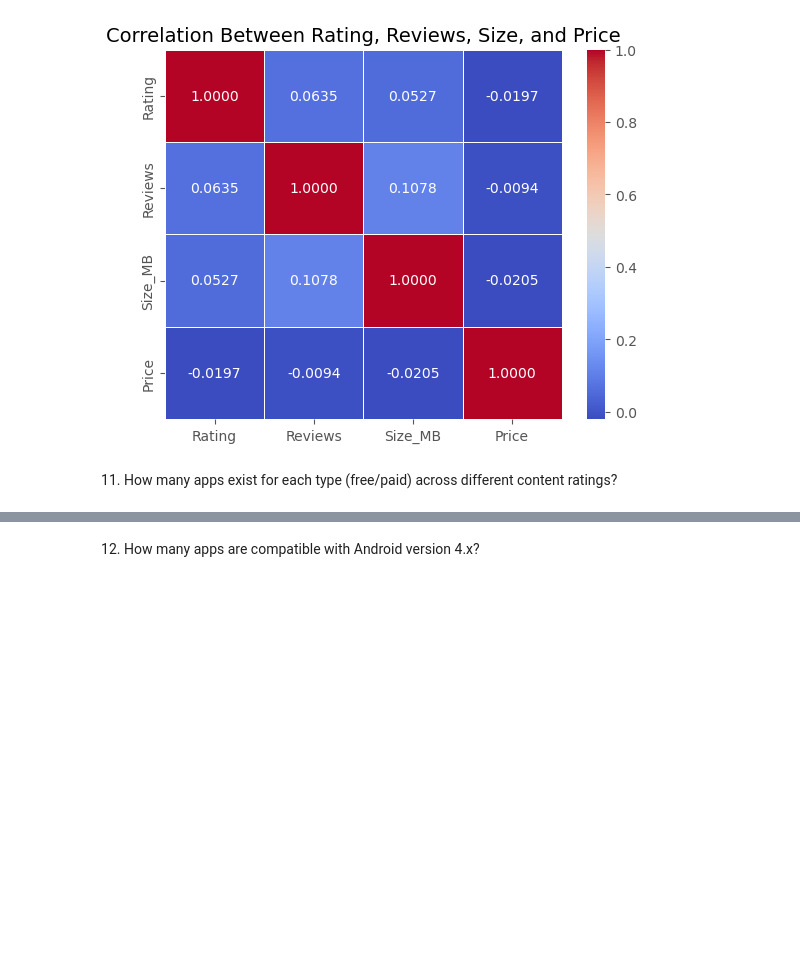
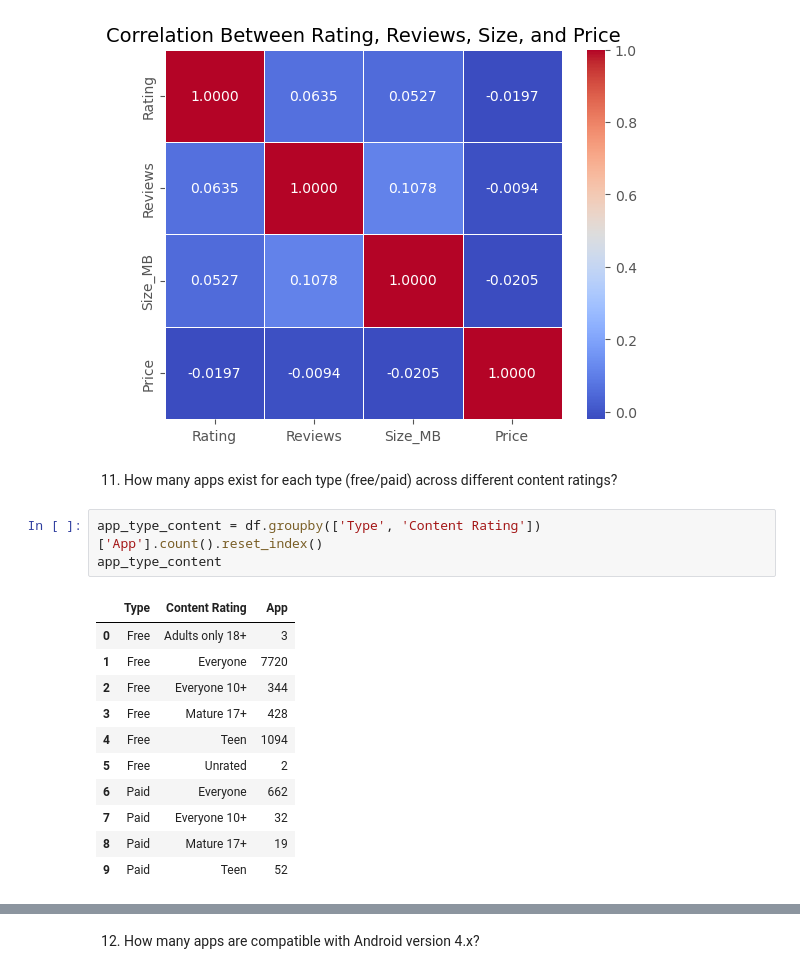
Before and after one commit to yousefmohtady1/Play-Store-apps-data-preprocessing, a Jupyter notebook: script.ipynb, the cells around one changed output, grey strips where cells are left out. Drawn from its saved outputs; the diff is of its cells as text; blank space fills up the shorter version.

```diff
--- a/script.ipynb
+++ b/script.ipynb
@@ -612,3 +615,18 @@ Price   -0.019708 -0.009418 -0.020537  1.000000
 [figure]
 # %% [markdown]
 11.	How many apps exist for each type (free/paid) across different content ratings?
+# %%
+app_type_content = df.groupby(['Type', 'Content Rating'])['App'].count().reset_index()
+app_type_content
+# %% [output]
+|  | Type | Content Rating | App |
+| 0 | Free | Adults only 18+ | 3 |
+| 1 | Free | Everyone | 7720 |
+| 2 | Free | Everyone 10+ | 344 |
+| 3 | Free | Mature 17+ | 428 |
+| 4 | Free | Teen | 1094 |
+| 5 | Free | Unrated | 2 |
+| 6 | Paid | Everyone | 662 |
+| 7 | Paid | Everyone 10+ | 32 |
+| 8 | Paid | Mature 17+ | 19 |
+| 9 | Paid | Teen | 52 |
```
Also changed, not shown: parts of 7 cells of this notebook.
